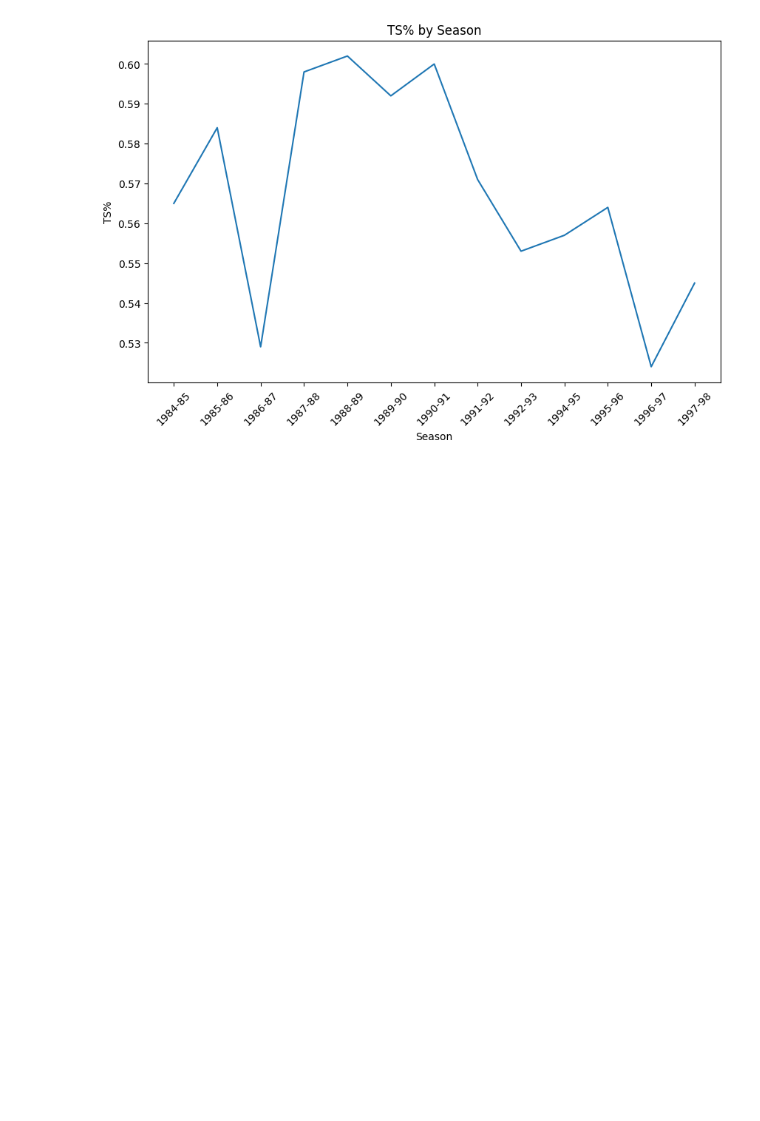
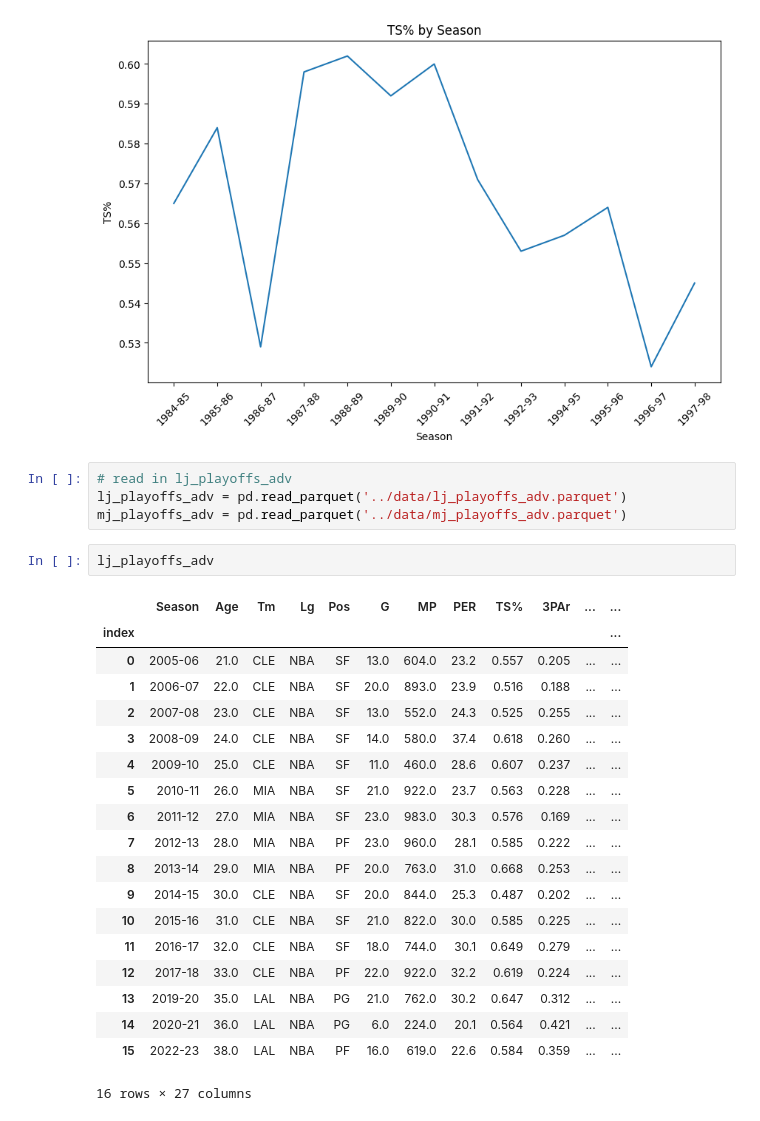
Before and after one commit to SilverCrocus/basketball-stats-dashboard, a Jupyter notebook: notebooks/cleaning.ipynb, the cells around one changed output. Drawn from its saved outputs; the diff is of its cells as text; blank space fills up the shorter version.

```diff
--- a/notebooks/cleaning.ipynb
+++ b/notebooks/cleaning.ipynb
@@ -1601,3 +1602,29 @@ plt.xticks(rotation=45)
 plt.show()
 # %% [output]
 [figure]
+# %%
+# read in lj_playoffs_adv
+lj_playoffs_adv = pd.read_parquet('../data/lj_playoffs_adv.parquet')
+mj_playoffs_adv = pd.read_parquet('../data/mj_playoffs_adv.parquet')
+# %%
+lj_playoffs_adv
+# %% [output]
+|  | Season | Age | Tm | Lg | Pos | G | MP | PER | TS% | 3PAr | ... | ... |
+| index |  |  |  |  |  |  |  |  |  |  |  | ... |
+| 0 | 2005-06 | 21.0 | CLE | NBA | SF | 13.0 | 604.0 | 23.2 | 0.557 | 0.205 | ... | ... |
+| 1 | 2006-07 | 22.0 | CLE | NBA | SF | 20.0 | 893.0 | 23.9 | 0.516 | 0.188 | ... | ... |
+| 2 | 2007-08 | 23.0 | CLE | NBA | SF | 13.0 | 552.0 | 24.3 | 0.525 | 0.255 | ... | ... |
+| 3 | 2008-09 | 24.0 | CLE | NBA | SF | 14.0 | 580.0 | 37.4 | 0.618 | 0.260 | ... | ... |
+| 4 | 2009-10 | 25.0 | CLE | NBA | SF | 11.0 | 460.0 | 28.6 | 0.607 | 0.237 | ... | ... |
+| 5 | 2010-11 | 26.0 | MIA | NBA | SF | 21.0 | 922.0 | 23.7 | 0.563 | 0.228 | ... | ... |
+| 6 | 2011-12 | 27.0 | MIA | NBA | SF | 23.0 | 983.0 | 30.3 | 0.576 | 0.169 | ... | ... |
+| 7 | 2012-13 | 28.0 | MIA | NBA | PF | 23.0 | 960.0 | 28.1 | 0.585 | 0.222 | ... | ... |
+| 8 | 2013-14 | 29.0 | MIA | NBA | PF | 20.0 | 763.0 | 31.0 | 0.668 | 0.253 | ... | ... |
+| 9 | 2014-15 | 30.0 | CLE | NBA | SF | 20.0 | 844.0 | 25.3 | 0.487 | 0.202 | ... | ... |
+| 10 | 2015-16 | 31.0 | CLE | NBA | SF | 21.0 | 822.0 | 30.0 | 0.585 | 0.225 | ... | ... |
+| 11 | 2016-17 | 32.0 | CLE | NBA | SF | 18.0 | 744.0 | 30.1 | 0.649 | 0.279 | ... | ... |
+| 12 | 2017-18 | 33.0 | CLE | NBA | PF | 22.0 | 922.0 | 32.2 | 0.619 | 0.224 | ... | ... |
+| 13 | 2019-20 | 35.0 | LAL | NBA | PG | 21.0 | 762.0 | 30.2 | 0.647 | 0.312 | ... | ... |
+| 14 | 2020-21 | 36.0 | LAL | NBA | PG | 6.0 | 224.0 | 20.1 | 0.564 | 0.421 | ... | ... |
+| 15 | 2022-23 | 38.0 | LAL | NBA | PF | 16.0 | 619.0 | 22.6 | 0.584 | 0.359 | ... | ... |
+16 rows × 27 columns
```
Also changed, not shown: parts of 6 cells of this notebook, 1 other file.
